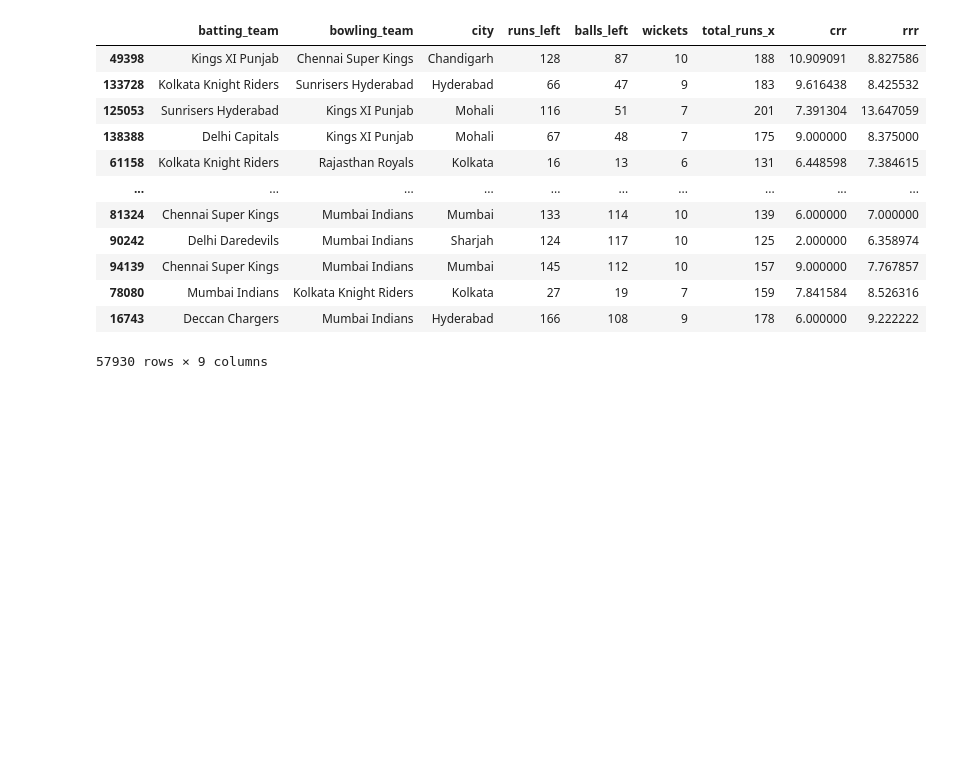
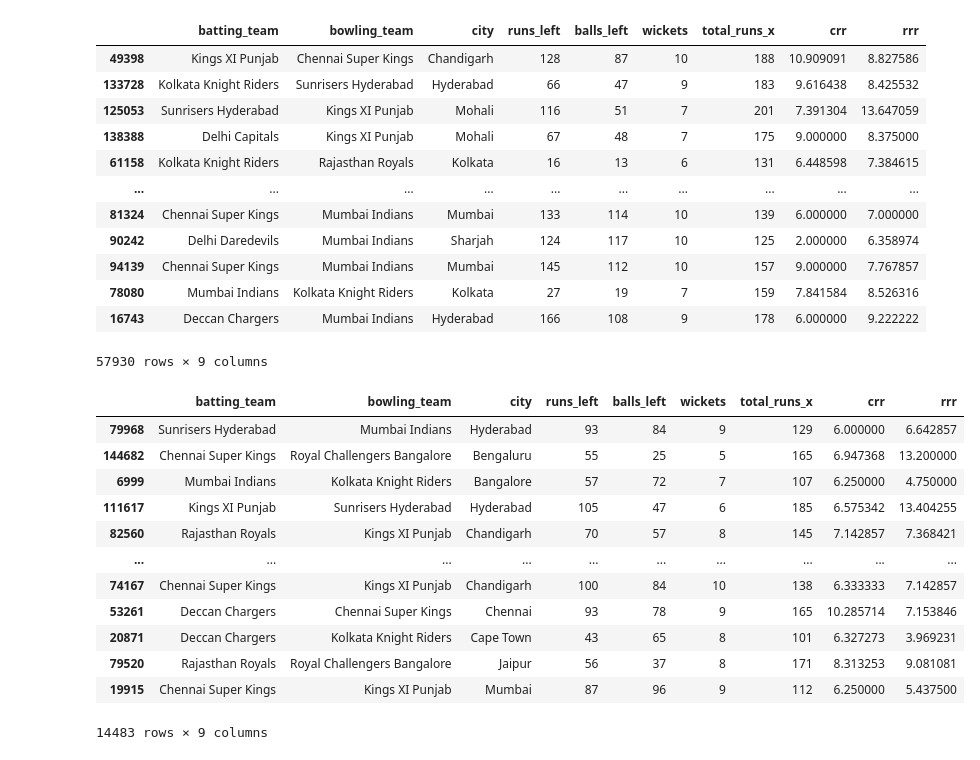
Before and after one commit to abhaygzb15/IPL-Win-Probability-Predictor, a Jupyter notebook: IPL Win Predictor.ipynb, the cells around one changed output. Drawn from its saved outputs; the diff is of its cells as text; code cells hidden in the pictures; blank space fills up the shorter version.

```diff
--- a/IPL Win Predictor.ipynb
+++ b/IPL Win Predictor.ipynb
@@ -466,3 +466,5 @@ final_df
 | 149576 | Chennai Super Kings | Mumbai Indians | Hyderabad | -5 | 1 | 4 | 152 | 7.915966 | -30.000000 | ... |
 | 149577 | Chennai Super Kings | Mumbai Indians | Hyderabad | -5 | 0 | 3 | 152 | 7.850000 | -inf | ... |
 72413 rows × 10 columns
+# %%
+final_df.dropna(inplace=True)
@@ -510,3 +526,19 @@ X_train
 | 78080 | Mumbai Indians | Kolkata Knight Riders | Kolkata | 27 | 19 | 7 | 159 | 7.841584 | 8.526316 |
 | 16743 | Deccan Chargers | Mumbai Indians | Hyderabad | 166 | 108 | 9 | 178 | 6.000000 | 9.222222 |
 57930 rows × 9 columns
+# %%
+X_test
+# %% [output]
+|  | batting_team | bowling_team | city | runs_left | balls_left | wickets | total_runs_x | crr | rrr |
+| 79968 | Sunrisers Hyderabad | Mumbai Indians | Hyderabad | 93 | 84 | 9 | 129 | 6.000000 | 6.642857 |
+| 144682 | Chennai Super Kings | Royal Challengers Bangalore | Bengaluru | 55 | 25 | 5 | 165 | 6.947368 | 13.200000 |
+| 6999 | Mumbai Indians | Kolkata Knight Riders | Bangalore | 57 | 72 | 7 | 107 | 6.250000 | 4.750000 |
+| 111617 | Kings XI Punjab | Sunrisers Hyderabad | Hyderabad | 105 | 47 | 6 | 185 | 6.575342 | 13.404255 |
+| 82560 | Rajasthan Royals | Kings XI Punjab | Chandigarh | 70 | 57 | 8 | 145 | 7.142857 | 7.368421 |
+| ... | ... | ... | ... | ... | ... | ... | ... | ... | ... |
+| 74167 | Chennai Super Kings | Kings XI Punjab | Chandigarh | 100 | 84 | 10 | 138 | 6.333333 | 7.142857 |
+| 53261 | Deccan Chargers | Chennai Super Kings | Chennai | 93 | 78 | 9 | 165 | 10.285714 | 7.153846 |
+| 20871 | Deccan Chargers | Kolkata Knight Riders | Cape Town | 43 | 65 | 8 | 101 | 6.327273 | 3.969231 |
+| 79520 | Rajasthan Royals | Royal Challengers Bangalore | Jaipur | 56 | 37 | 8 | 171 | 8.313253 | 9.081081 |
+| 19915 | Chennai Super Kings | Kings XI Punjab | Mumbai | 87 | 96 | 9 | 112 | 6.250000 | 5.437500 |
+14483 rows × 9 columns
```
Also changed, not shown: parts of 1 cell of this notebook.
